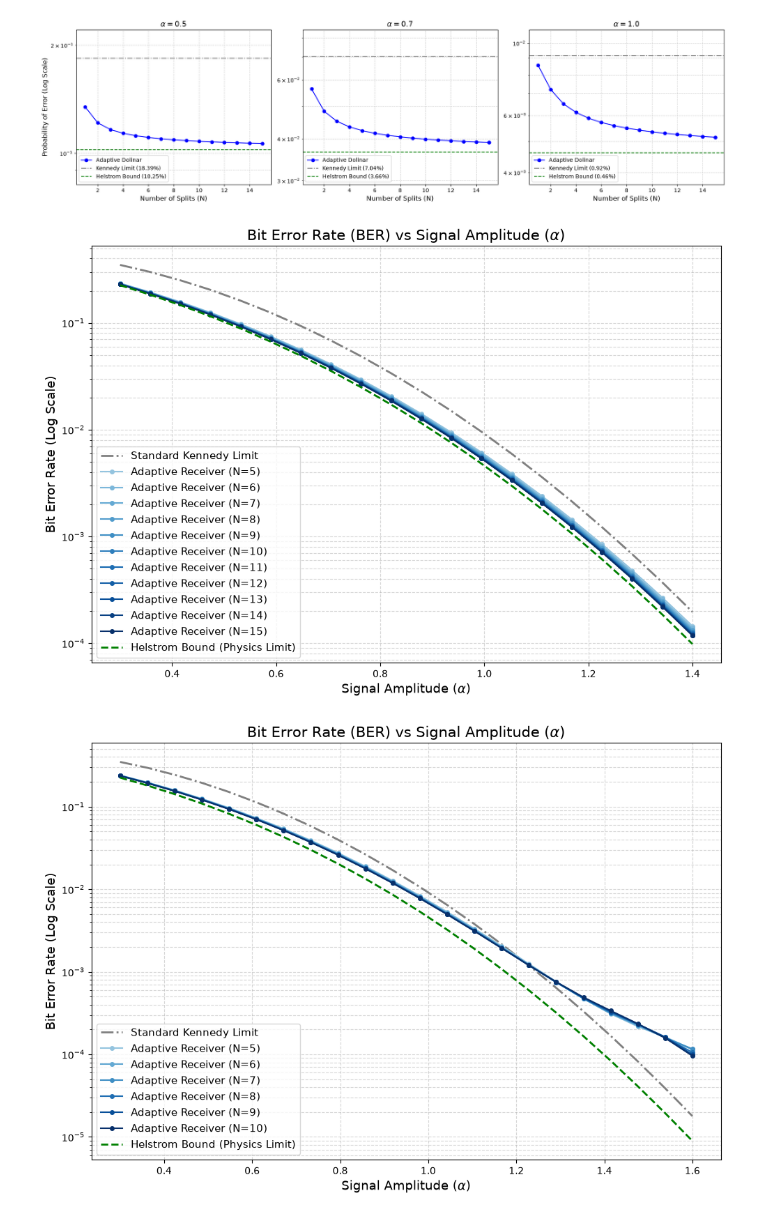
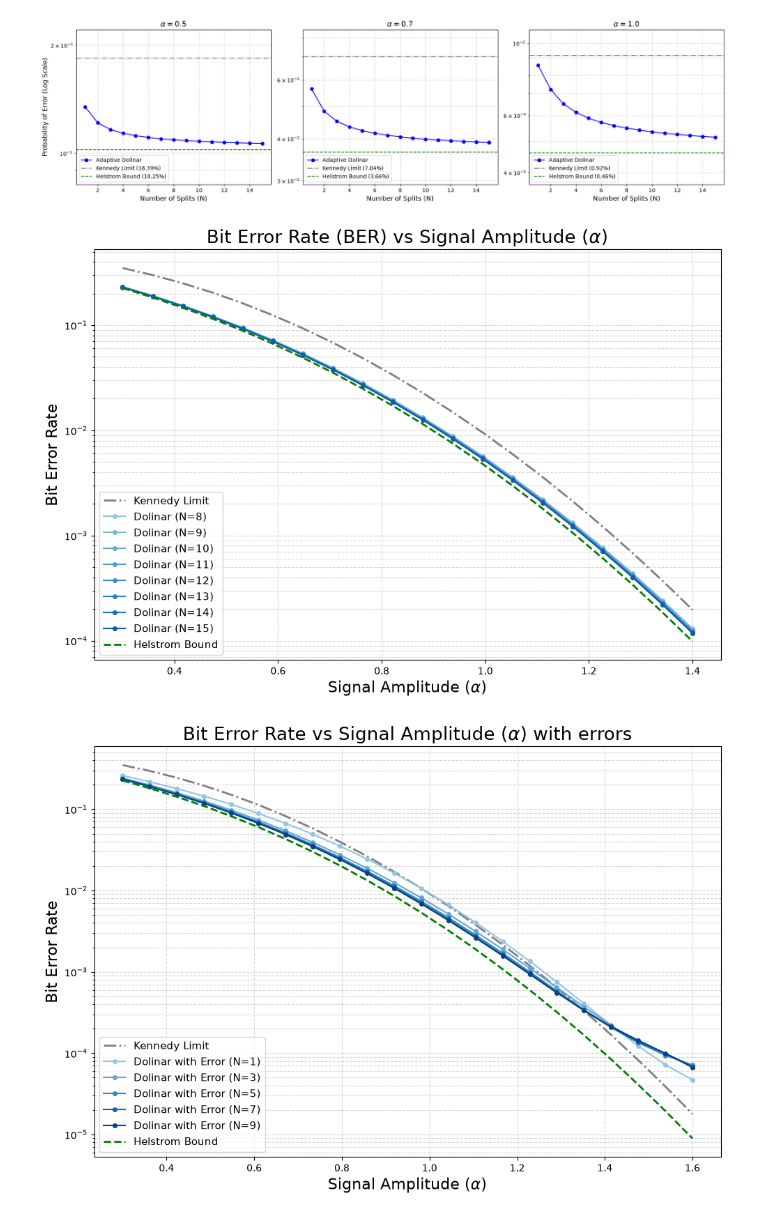
Before and after one commit to eskildpra/Dolinar-Receiver, a Jupyter notebook: test.ipynb, the cells around one changed output. Cells and saved outputs as stored; diff of their text form; code cells hidden in the pictures.

```diff
--- a/test.ipynb
+++ b/test.ipynb
@@ -498,15 +530,13 @@ alpha_list = [0.5, 0.7, 1.0]
 max_splits = 15
 exact_errors_list = []
 for alpha in alpha_list:
-    # Kennedy error formula: 0.5 * exp(-4*alpha^2)
     kennedy_error = 0.5 * np.exp(-4 * alpha**2)
-    # Helstrom bound formula: 0.5 * (1 - sqrt(1 - exp(-4*alpha^2)))
     helstrom_error = 0.5 * (1.0 - np.sqrt(1.0 - np.exp(-4 * alpha**2)))
 
     print(f"--- Analytical Bounds for alpha = {alpha} ---")
     print(f"Standard Kennedy Error: {kennedy_error * 100:.3f}%")
     print(f"Helstrom Minimum Error: {helstrom_error * 100:.3f}%\n")
-    print("N Splits | Exact Error Rate | Status")
+    print("N Splits | Exact Error Rate ")
     print("-" * 45)
 
     N_values = list(range(1, max_splits + 1))
@@ -515,9 +545,7 @@ for alpha in alpha_list:
     for N in N_values:
         err = exact_bayesian_error(alpha, N)
         exact_errors.append(err)
-
-        status = "Beats Kennedy!" if err < kennedy_error else "Tied Kennedy"
-        print(f"   {N:2d}    |     {err * 100:.3f}%     | {status}")
+        print(f"   {N:2d}    |     {err * 100:.3f}%")
 
     exact_errors_list.append(exact_errors)
 # %% [output]
@@ -675,25 +703,25 @@ for (alpha, N), error in zip(tasks, results):
 # %%
 fig, ax = plt.subplots(figsize=(10, 7))
 
-ax.semilogy(alpha_values, kennedy_bers, color='gray', linestyle='-.', linewidth=2, label='Standard Kennedy Limit')
+ax.semilogy(alpha_values, kennedy_bers, color='gray', linestyle='-.', linewidth=2, label='Kennedy Limit')
 
-colors = plt.cm.Blues(np.linspace(0.4, 1.0, max_splits - 4))
-for N, color in zip(range(5, max_splits + 1), colors):
-    ax.semilogy(alpha_values, dolinar_bers[N], marker='o', markersize=4, color=color, label=f'Adaptive Receiver (N={N})')
+colors = plt.cm.Blues(np.linspace(0.4, 1.0, max_splits-4))
+for N, color in zip(range(8, max_splits + 1), colors):
+    ax.semilogy(alpha_values, dolinar_bers[N], marker='o', markersize=4, color=color, label=f'Dolinar (N={N})')
 
-ax.semilogy(alpha_values, helstrom_bers, color='green', linestyle='--', linewidth=2, label='Helstrom Bound (Physics Limit)')
+ax.semilogy(alpha_values, helstrom_bers, color='green', linestyle='--', linewidth=2, label='Helstrom Bound')
 
-ax.set_title("Bit Error Rate (BER) vs Signal Amplitude ($\\alpha$)", fontsize=15)
-ax.set_xlabel("Signal Amplitude ($\\alpha$)", fontsize=13)
-ax.set_ylabel("Bit Error Rate (Log Scale)", fontsize=13)
+ax.set_title("Bit Error Rate (BER) vs Signal Amplitude ($\\alpha$)", fontsize=19)
+ax.set_xlabel("Signal Amplitude ($\\alpha$)", fontsize=16)
+ax.set_ylabel("Bit Error Rate", fontsize=16)
 
 ax.grid(True, which="both", linestyle='--', alpha=0.5)
 ax.legend(fontsize=11, loc='lower left')
 
 plt.tight_layout()
 plt.show()
 # %% [output]
-[figure, old version]
+[figure, new version]
 # %%
 import numpy as np
 from scipy.optimize import root_scalar
@@ -821,17 +847,26 @@ for (alpha, N, _, _, _), error in zip(tasks, results):
 # %%
 fig, ax = plt.subplots(figsize=(10, 7))
 
-ax.semilogy(alpha_values, kennedy_bers, color='gray', linestyle='-.', linewidth=2, label='Standard Kennedy Limit')
+ax.semilogy(alpha_values, kennedy_bers, color='gray', linestyle='-.', linewidth=2, label='Kennedy Limit')
 
-colors = plt.cm.Blues(np.linspace(0.4, 1.0, max_splits - 4))
-for N, color in zip(range(5, max_splits + 1), colors):
-    ax.semilogy(alpha_values, dolinar_bers[N], marker='o', markersize=4, color=color, label=f'Adaptive Receiver (N={N})')
+colors = plt.cm.Blues(np.linspace(0.4, 1.0, max_splits))
+# for N, color in zip(range(, max_splits + 1), colors):
+#     ax.semilogy(alpha_values, dolinar_bers[N], marker='o', markersize=4, color=color, label=f'Adaptive Receiver (N={N})')
+for N, color in zip(range(1, max_splits + 1, 2), colors[::2]):
+    ax.semilogy(
+        alpha_values,
+        dolinar_bers[N],
+        marker='o',
+        markersize=4,
+        color=color,
+        label=f'Dolinar with Error (N={N})',
+    )
 
-ax.semilogy(alpha_values, helstrom_bers, color='green', linestyle='--', linewidth=2, label='Helstrom Bound (Physics Limit)')
+ax.semilogy(alpha_values, helstrom_bers, color='green', linestyle='--', linewidth=2, label='Helstrom Bound')
 
-ax.set_title("Bit Error Rate (BER) vs Signal Amplitude ($\\alpha$)", fontsize=15)
-ax.set_xlabel("Signal Amplitude ($\\alpha$)", fontsize=13)
-ax.set_ylabel("Bit Error Rate (Log Scale)", fontsize=13)
+ax.set_title("Bit Error Rate vs Signal Amplitude ($\\alpha$) with errors", fontsize=19)
+ax.set_xlabel("Signal Amplitude ($\\alpha$)", fontsize=16)
+ax.set_ylabel("Bit Error Rate", fontsize=16)
 
 ax.grid(True, which="both", linestyle='--', alpha=0.5)
 ax.legend(fontsize=11, loc='lower left')
@@ -839,4 +874,4 @@ ax.legend(fontsize=11, loc='lower left')
 plt.tight_layout()
 plt.show()
 # %% [output]
-[figure, old version]
+[figure, new version]
```
Also changed, not shown: parts of 9 cells of this notebook.
